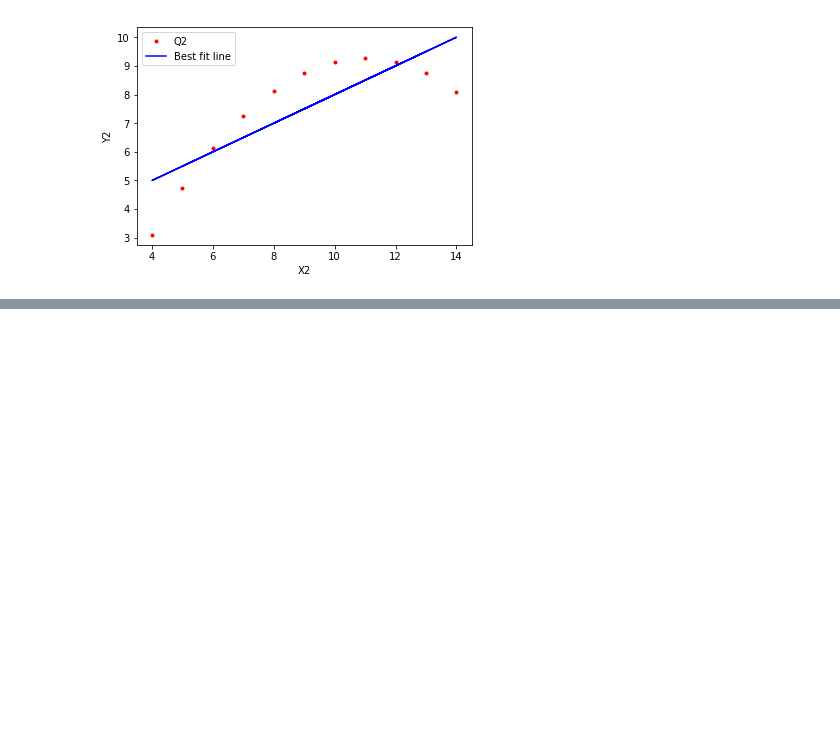
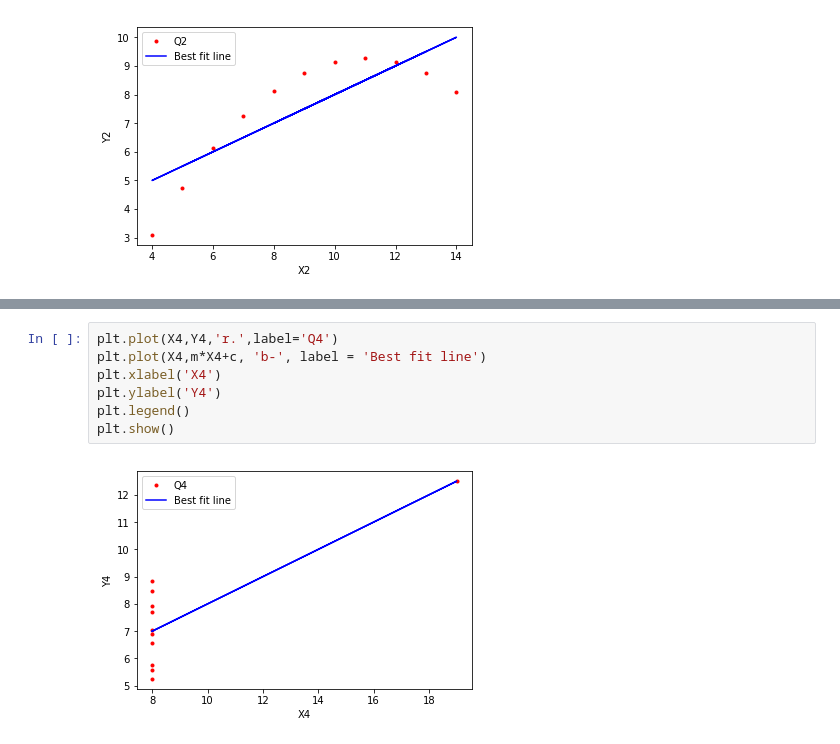
Before and after one commit to jruther/Assign_Repo_for_Funda_DA, a Jupyter notebook: Anscombe's_Quartet_Analysis .ipynb, the cells around one changed output, grey strips where cells are left out. Saved outputs shown, nothing was run; the diff lists cells and outputs as text; blank space fills up the shorter version.

```diff
--- a/Anscombe's_Quartet_Analysis .ipynb
+++ b/Anscombe's_Quartet_Analysis .ipynb
@@ -136,0 +186,9 @@ plt.show()
+# %%
+plt.plot(X4,Y4,'r.',label='Q4')
+plt.plot(X4,m*X4+c, 'b-', label = 'Best fit line')
+plt.xlabel('X4')
+plt.ylabel('Y4')
+plt.legend()
+plt.show()
+# %% [output]
+[figure, added]
```
Also changed, not shown: parts of 7 cells of this notebook.
